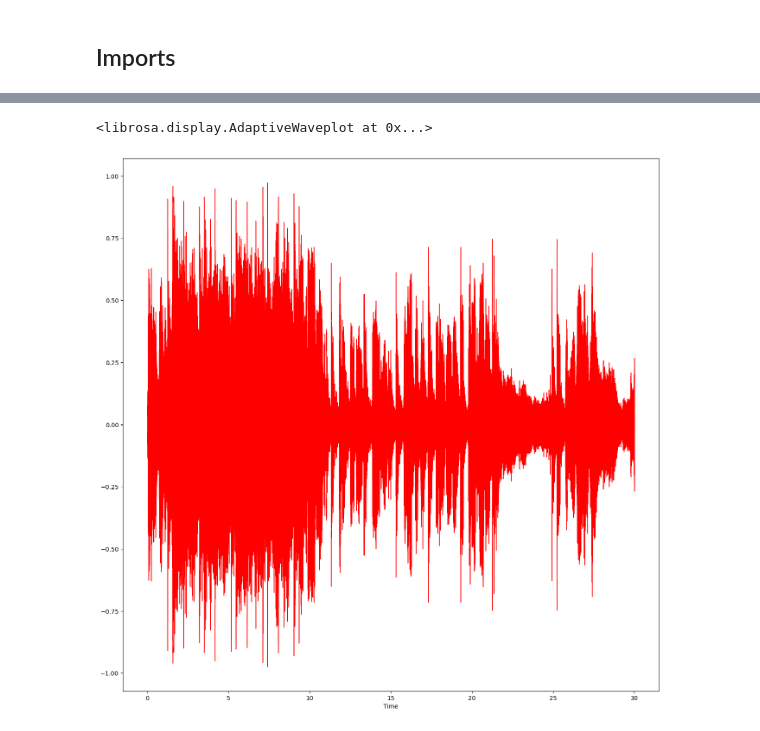
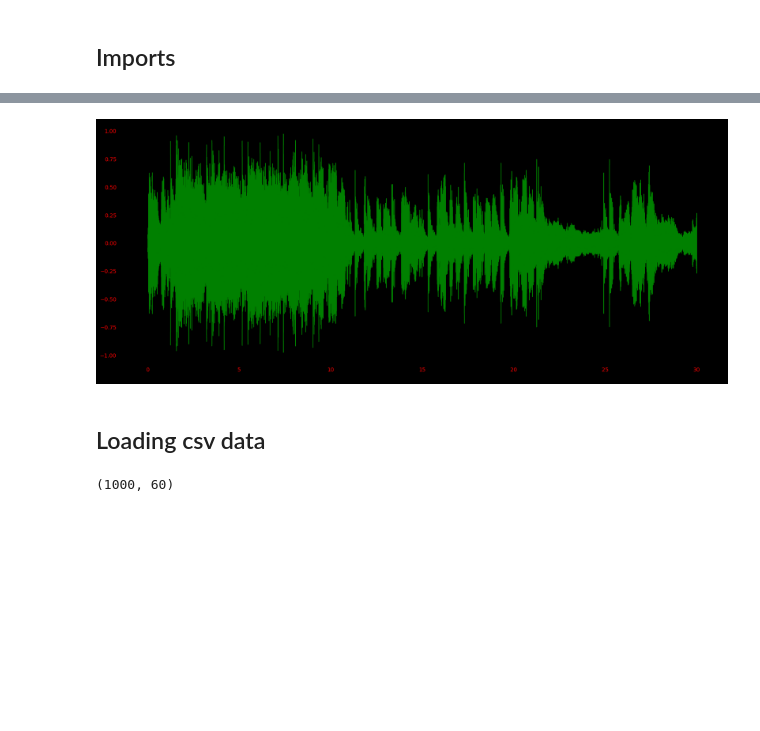
Before and after one commit to likhith-ts/Music-Genre-Classification-using-KNN, a Jupyter notebook: KNNmodel.ipynb, the cells around one changed output, grey strips where cells are left out. Drawn from its saved outputs; the diff is of its cells as text; code cells hidden in the pictures; blank space fills up the shorter version.

```diff
--- a/KNNmodel.ipynb
+++ b/KNNmodel.ipynb
@@ -34,7 +33,17 @@ Sample Frequency(KHz): 22050
 Pitch Vector Size: 661794
-# %%
-plt.figure(figsize=(16,16))
-librosa.display.waveshow(y=pitch,sr=frequency,color="red")
-# %% [output]
-<librosa.display.AdaptiveWaveplot at 0x...>
-[figure, removed]
+# %%
+plt.rc_context({'axes.edgecolor':'orange'})
+fig = plt.figure(figsize=(20,8))
+fig.set_facecolor('black')
+ax = plt.axes()
+ax.set_facecolor('black')
+[t.set_color('red') for t in ax.xaxis.get_ticklines()]
+[t.set_color('red') for t in ax.yaxis.get_ticklines()]
+[t.set_color('red') for t in ax.xaxis.get_ticklabels()]
+[t.set_color('red') for t in ax.yaxis.get_ticklabels()]
+librosa.display.waveshow(y=pitch,sr=frequency,color="g")
+plt.show()
+# %% [output]
+[figure, added]
+# %% [markdown]
+## Loading csv data
@@ -40,0 +52,4 @@ librosa.display.waveshow(y=pitch,sr=frequency,color="red")
+# %%
+df.shape
+# %% [output]
+(1000, 60)
```
Also changed, not shown: parts of 14 cells of this notebook.
